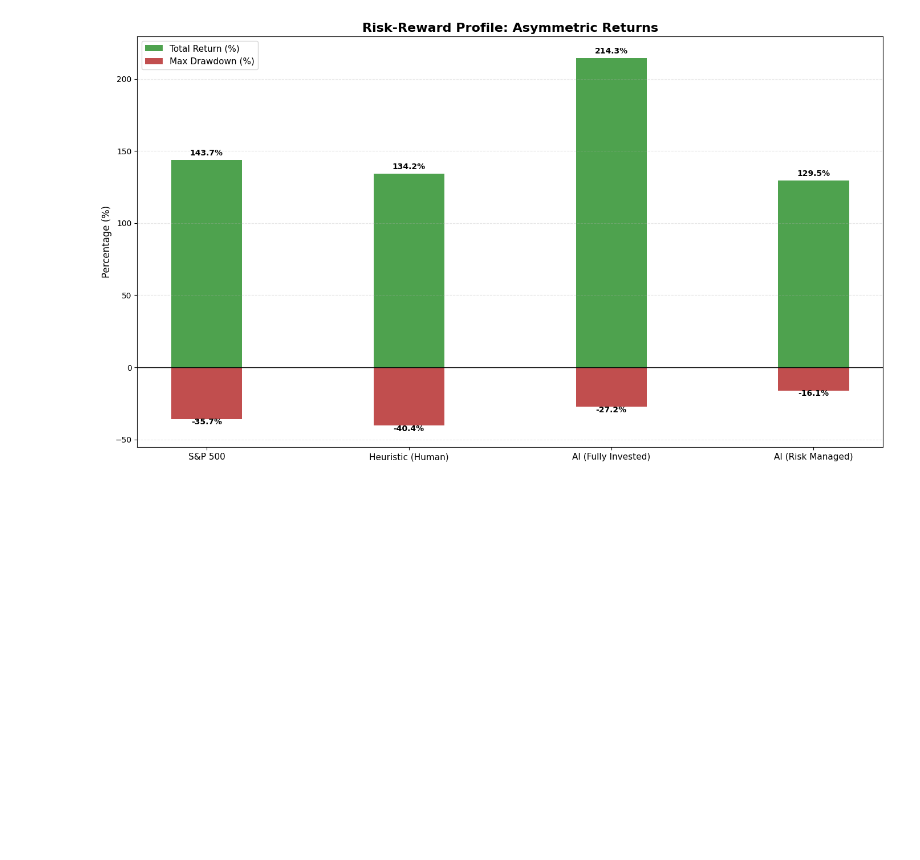
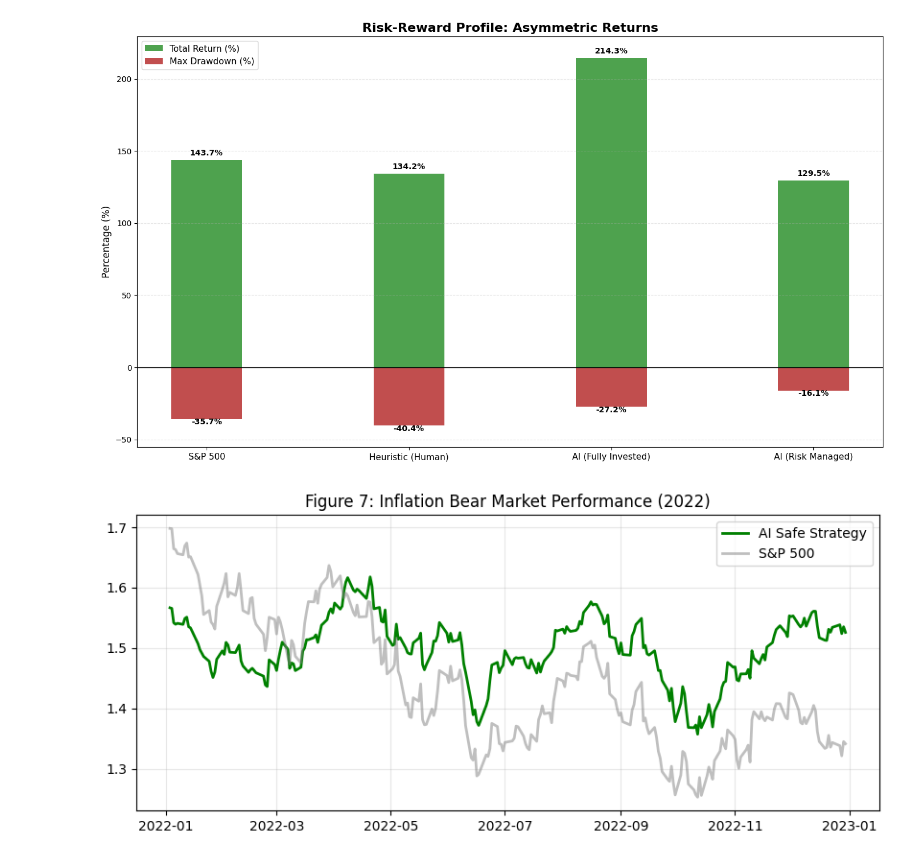
Before and after one commit to tanishhky/regime_detection, a Jupyter notebook: main.ipynb, the cells around one changed output. Cells and saved outputs as stored; diff of their text form; code cells hidden in the pictures; blank space fills up the shorter version.

Commit message:
Refactor plotting and results generation, consolidating logic in `main.ipynb` and updating output assets.

```diff
--- a/main.ipynb
+++ b/main.ipynb
@@ -1514,3 +1514,14 @@ plt.savefig('assets/risk_reward_bars.png')
 plt.show()
 # %% [output]
 [figure]
+# %%
+zoom_2022 = backtest_final.loc['2022-01-01':'2022-12-31']
+plt.figure(figsize=(10, 4))
+plt.plot(zoom_2022.index, zoom_2022['Strategy_Equity'], color='green', linewidth=2, label='AI Safe Strategy')
+plt.plot(zoom_2022.index, zoom_2022['SPY_Equity'], color='gray', alpha=0.5, linewidth=2, label='S&P 500')
+plt.title('Figure 7: Inflation Bear Market Performance (2022)', fontsize=12)
+plt.legend()
+plt.grid(alpha=0.3)
+plt.savefig('assets/fig7.png')
+# %% [output]
+[figure, added]
```
Also changed, not shown: 11 other files.
